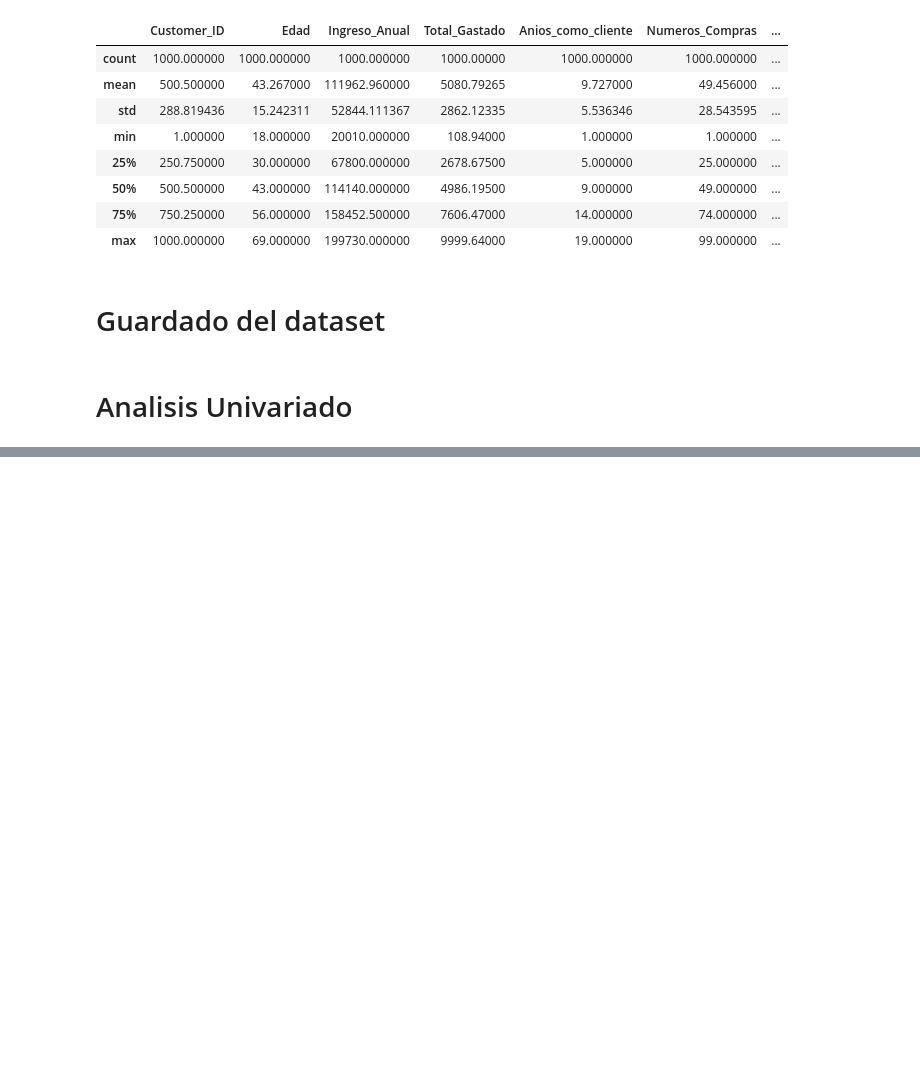
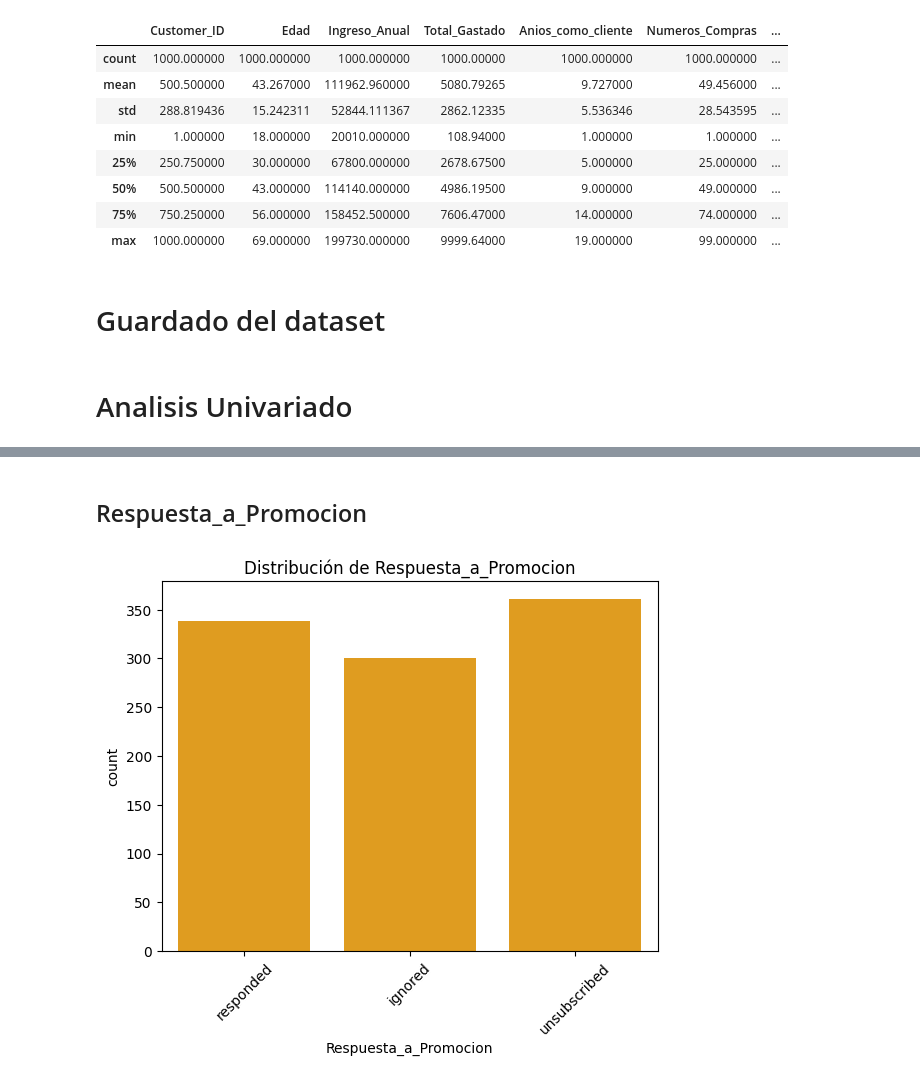
Before and after one commit to Camila20197/S11-25-Equipo-70-DataScience, a Jupyter notebook: EDA/etapa_EDA.ipynb, the cells around one changed output, grey strips where cells are left out. Saved outputs shown, nothing was run; the diff lists cells and outputs as text; code cells hidden in the pictures; blank space fills up the shorter version.

```diff
--- a/EDA/etapa_EDA.ipynb
+++ b/EDA/etapa_EDA.ipynb
@@ -235,0 +327,9 @@ datos.describe()
+# %% [markdown]
+## Respuesta_a_Promocion
+# %%
+sns.countplot(x='Respuesta_a_Promocion', data=datos, color='orange')
+plt.title("Distribución de Respuesta_a_Promocion")
+plt.xticks(rotation=45)
+plt.show()
+# %% [output]
+[figure, added]
```
Also changed, not shown: parts of 12 cells of this notebook, 2 other files.
